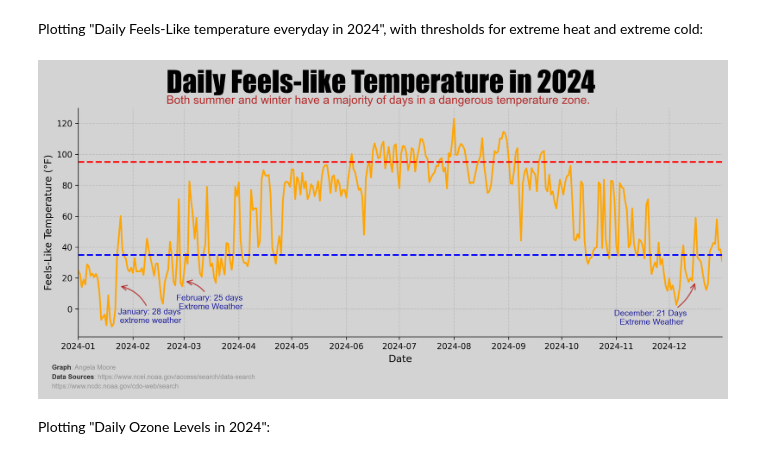
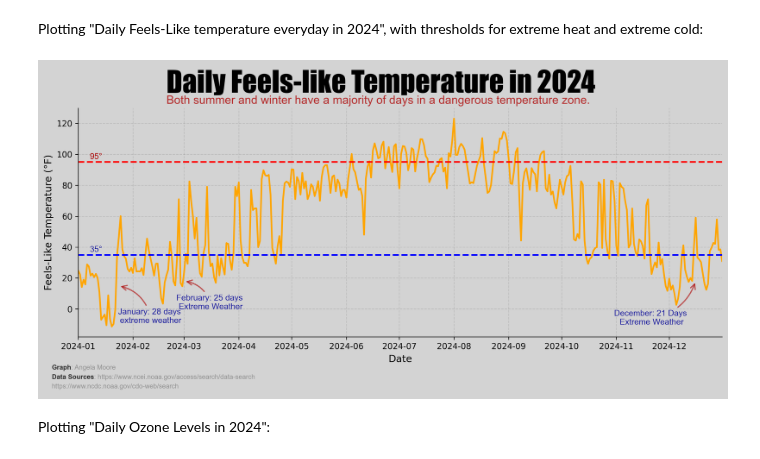
Before and after one commit to Code-You-Contributors/HUD_data_master, a Jupyter notebook: angela/angela.ipynb, the cells around one changed output. Cells and saved outputs as stored; diff of their text form; code cells hidden in the pictures.

```diff
--- a/angela/angela.ipynb
+++ b/angela/angela.ipynb
@@ -983,34 +988,63 @@ ax.annotate(
         alpha=0.6,
     )
 )
 
+# # Annotation for extreme hot threshold line
+x_min = full_df["Date"].min()
+gamma = pd.Timedelta(days = 10)
+x6_footer = x_min + gamma
+ax.annotate(
+    "95°",
+    xy=(x6_footer, 97),
+    ha="center",
+    fontsize=10,
+    fontfamily='Arial',
+    color="#AD0000",
+    # alpha=0.8
+)
+
+# # Annotation for exteme cold threshold line
+x_min = full_df["Date"].min()
+gamma = pd.Timedelta(days = 10)
+x6_footer = x_min + gamma
+ax.annotate(
+    "35°",
+    xy=(x6_footer, 37),
+    ha="center",
+    fontsize=10,
+    fontfamily='Arial',
+    color="#1D1E9E",
+    # alpha=0.8
+)
+
+
 x_min = full_df["Date"].min()
 delta = pd.Timedelta(days =15)
 x_footer = x_min - delta
 s = "<Graph>: Angela Moore    \n<Data Sources>: https://www.ncei.noaa.gov/access/search/data-search \nhttps://www.ncdc.noaa.gov/cdo-web/search"
 ax_text(
     x= x_footer,
     y=-36,
     s=s,
     fontfamily='Arial',
     size=8,
     color='grey',
     ha="left",
     alpha=0.8,
     highlight_textprops=[
         {"weight": "bold", "color": "black"},
         {"weight": "bold", "color": "black"}
     ]
 )
 
 # Format axes
 apply_formatter()
 
 
 #print(ax.get_ylim())
 plt.show()
 # %% [output]
-[figure, old version]
+[figure, new version]
 # %% [markdown]
 Plotting "Daily Ozone Levels in 2024":
 # %%
```
Also changed, not shown: parts of 4 cells of this notebook.
